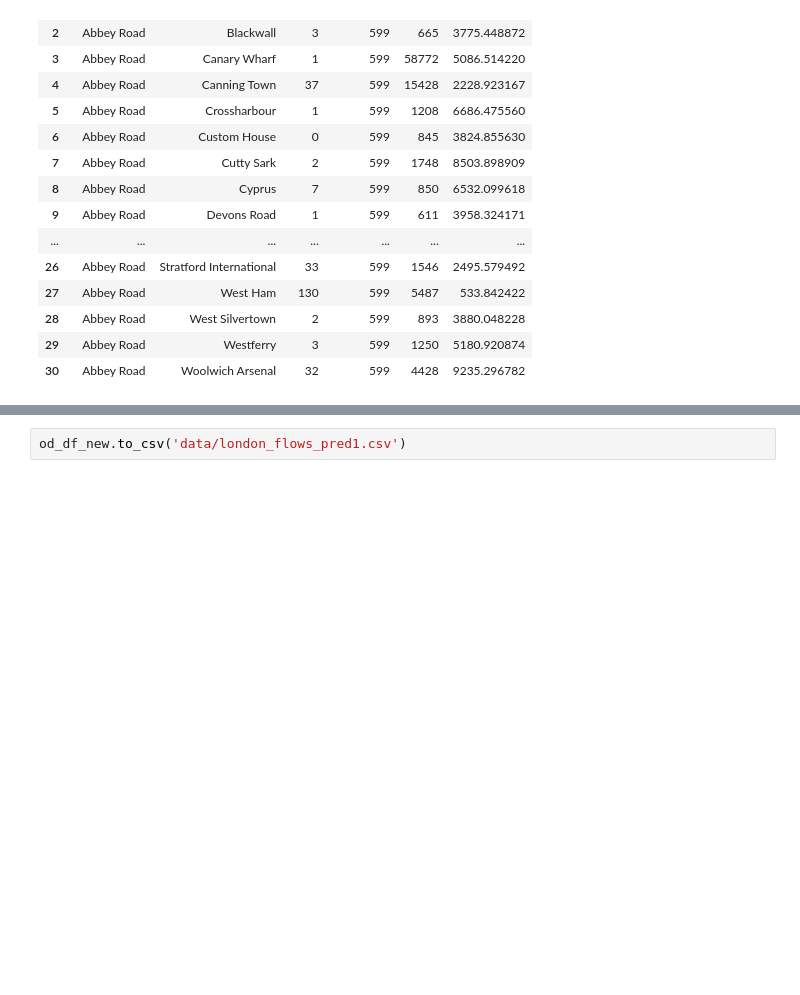
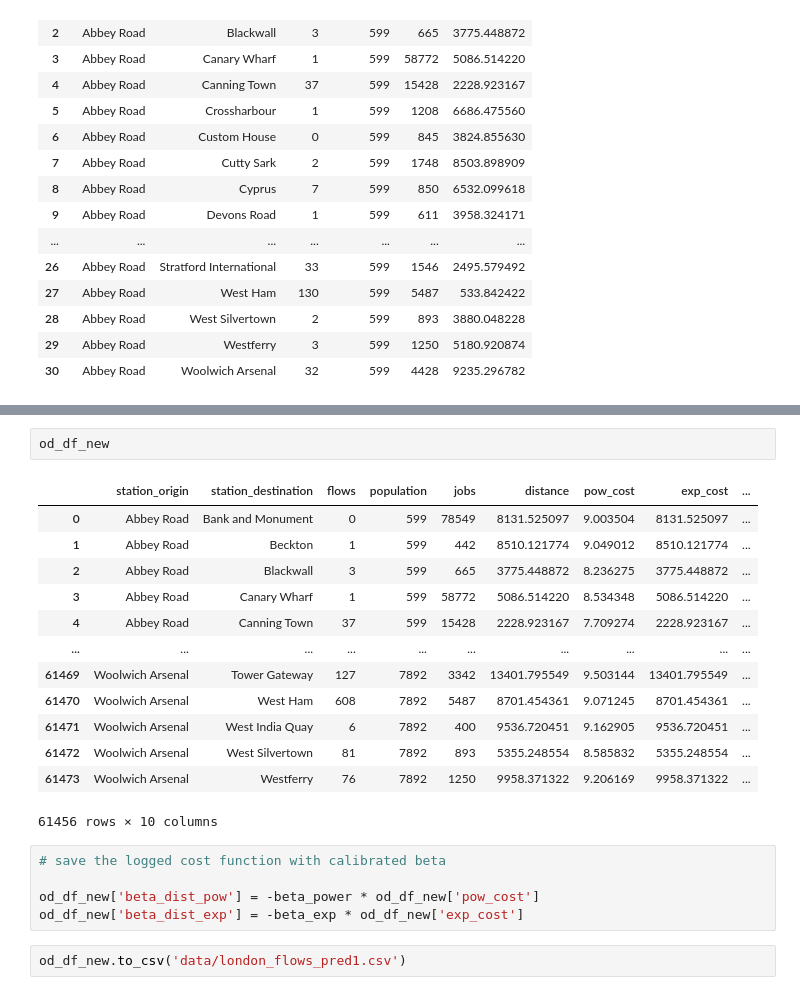
Before and after one commit to sokimura39/Urban_Simulation_Report, a Jupyter notebook: 02_spatial_interaction.ipynb, the cells around one changed output, grey strips where cells are left out. Drawn from its saved outputs; the diff is of its cells as text; blank space fills up the shorter version.

```diff
--- a/02_spatial_interaction.ipynb
+++ b/02_spatial_interaction.ipynb
@@ -459,3 +424,24 @@ Generalized Linear Model Regression Results
+# %%
+od_df_new
+# %% [output]
+|  | station_origin | station_destination | flows | population | jobs | distance | pow_cost | exp_cost | ... |
+| 0 | Abbey Road | Bank and Monument | 0 | 599 | 78549 | 8131.525097 | 9.003504 | 8131.525097 | ... |
+| 1 | Abbey Road | Beckton | 1 | 599 | 442 | 8510.121774 | 9.049012 | 8510.121774 | ... |
+| 2 | Abbey Road | Blackwall | 3 | 599 | 665 | 3775.448872 | 8.236275 | 3775.448872 | ... |
+| 3 | Abbey Road | Canary Wharf | 1 | 599 | 58772 | 5086.514220 | 8.534348 | 5086.514220 | ... |
+| 4 | Abbey Road | Canning Town | 37 | 599 | 15428 | 2228.923167 | 7.709274 | 2228.923167 | ... |
+| ... | ... | ... | ... | ... | ... | ... | ... | ... | ... |
+| 61469 | Woolwich Arsenal | Tower Gateway | 127 | 7892 | 3342 | 13401.795549 | 9.503144 | 13401.795549 | ... |
+| 61470 | Woolwich Arsenal | West Ham | 608 | 7892 | 5487 | 8701.454361 | 9.071245 | 8701.454361 | ... |
+| 61471 | Woolwich Arsenal | West India Quay | 6 | 7892 | 400 | 9536.720451 | 9.162905 | 9536.720451 | ... |
+| 61472 | Woolwich Arsenal | West Silvertown | 81 | 7892 | 893 | 5355.248554 | 8.585832 | 5355.248554 | ... |
+| 61473 | Woolwich Arsenal | Westferry | 76 | 7892 | 1250 | 9958.371322 | 9.206169 | 9958.371322 | ... |
+61456 rows × 10 columns
+# %%
+# save the logged cost function with calibrated beta
+
+od_df_new['beta_dist_pow'] = -beta_power * od_df_new['pow_cost']
+od_df_new['beta_dist_exp'] = -beta_exp * od_df_new['exp_cost']
 # %%
 od_df_new.to_csv('data/london_flows_pred1.csv')
 # %%
```
Also changed, not shown: parts of 35 cells of this notebook, 1 other file.
